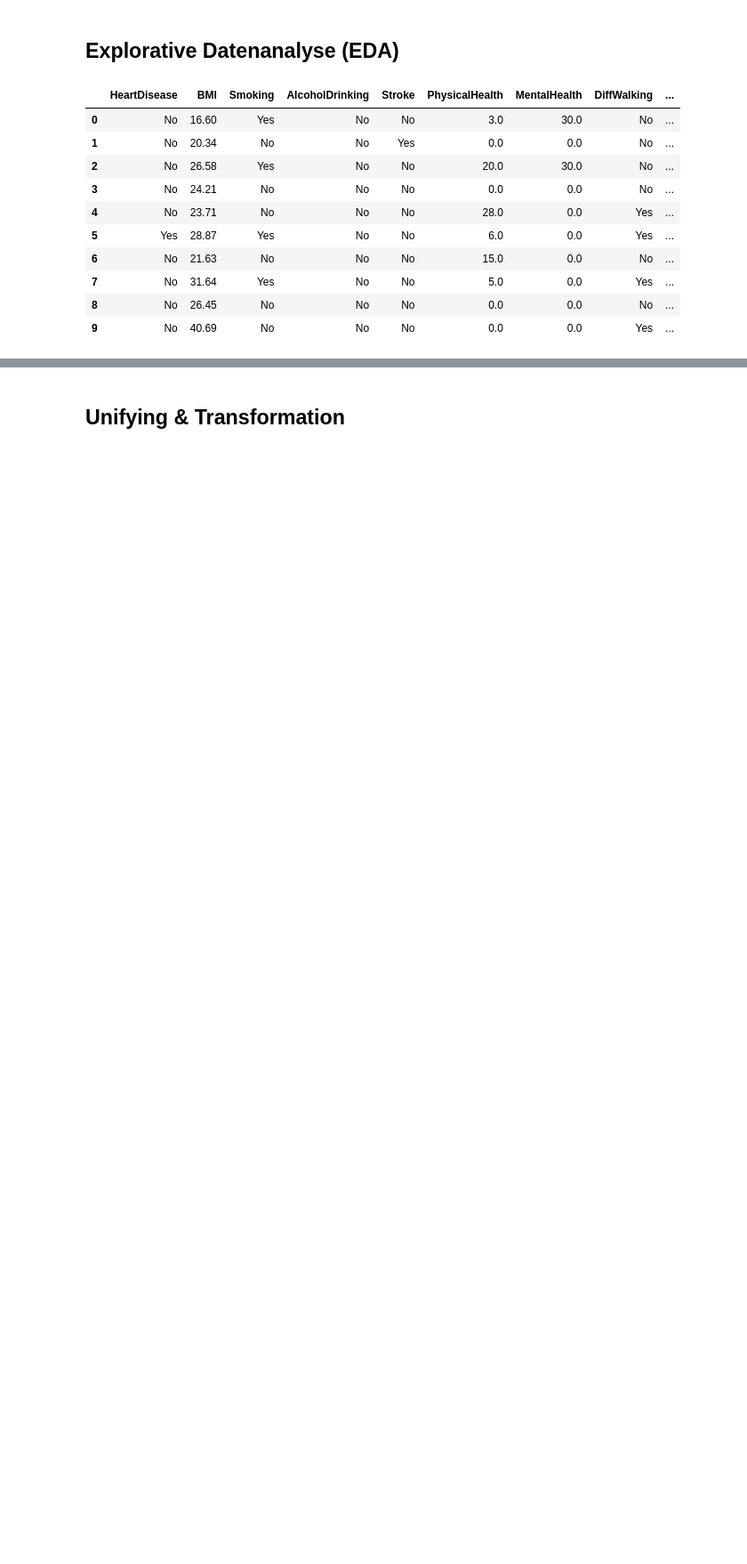
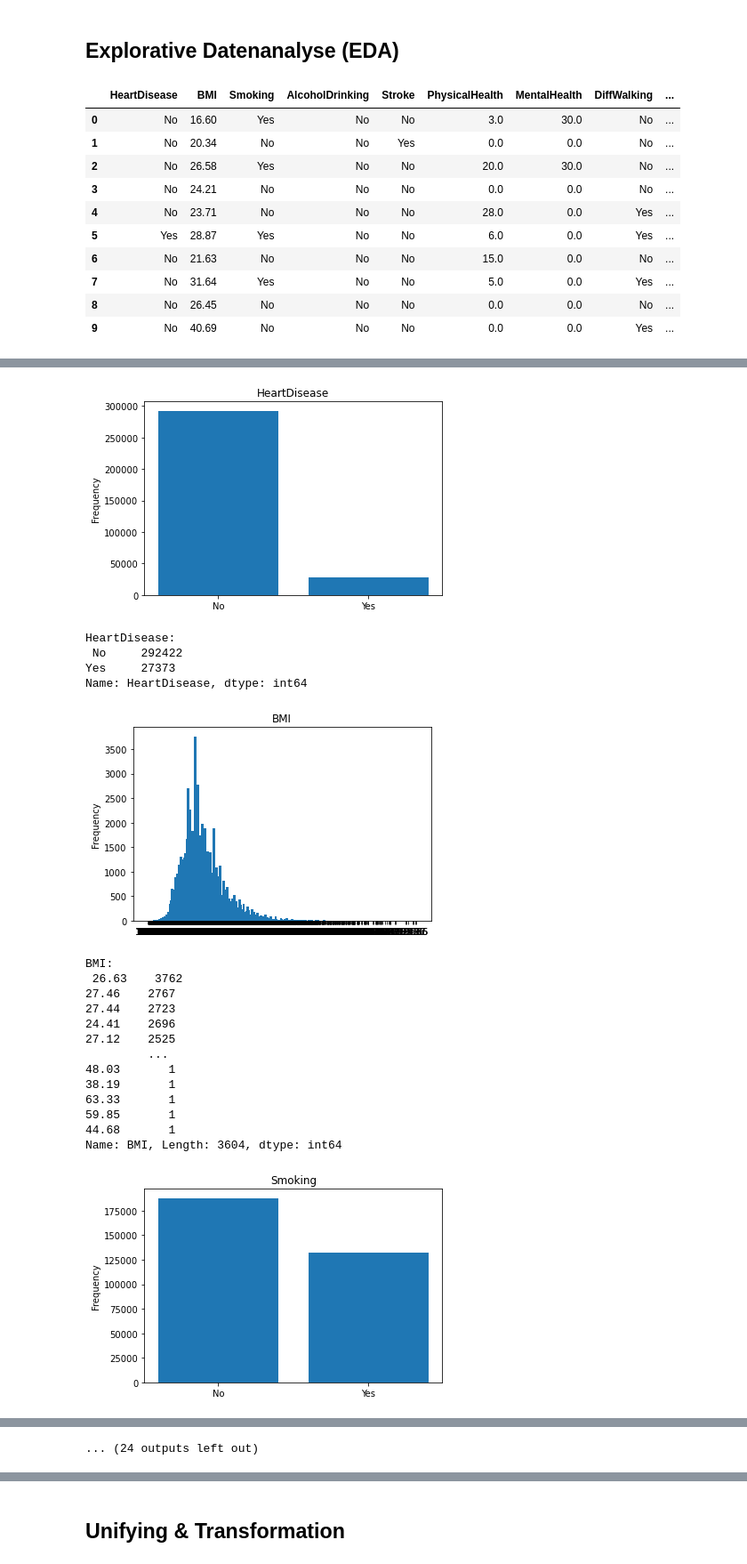
Before and after one commit to beerlkai/2PythGr_Herzkrankheiten, a Jupyter notebook: Projekt_Herzkrankheiten.ipynb, the cells around one changed output, grey strips where cells are left out. Shown at 89% size. Saved outputs shown, nothing was run; the diff lists cells and outputs as text; code cells hidden in the pictures; blank space fills up the shorter version.

```diff
--- a/Projekt_Herzkrankheiten.ipynb
+++ b/Projekt_Herzkrankheiten.ipynb
@@ -89,0 +146,36 @@ Health_Data.head(10)
+# %%
+def frequencies(AgeCategory):
+
+    var=Health_Data[AgeCategory]
+    varValue=var.value_counts()
+    plt.bar(varValue.index,varValue)
+    plt.xticks(varValue.index,varValue.index.values)
+    plt.ylabel("Frequency")
+    plt.title(AgeCategory)
+    plt.show()
+    print("{}: \n {}".format(AgeCategory,varValue))
+
+
+for i in Health_Data:
+    frequencies(i)
+# %% [output]
+[figure, added]
+HeartDisease:
+ No     292422
+Yes     27373
+Name: HeartDisease, dtype: int64
+[figure, added]
+BMI:
+ 26.63    3762
+27.46    2767
+27.44    2723
+24.41    2696
+27.12    2525
+         ...
+48.03       1
+38.19       1
+63.33       1
+59.85       1
+44.68       1
+Name: BMI, Length: 3604, dtype: int64
+[figure, added]
@@ -89,0 +214 @@ Health_Data.head(10)
+... (24 outputs left out)
```
Also changed, not shown: parts of 12 cells of this notebook.
